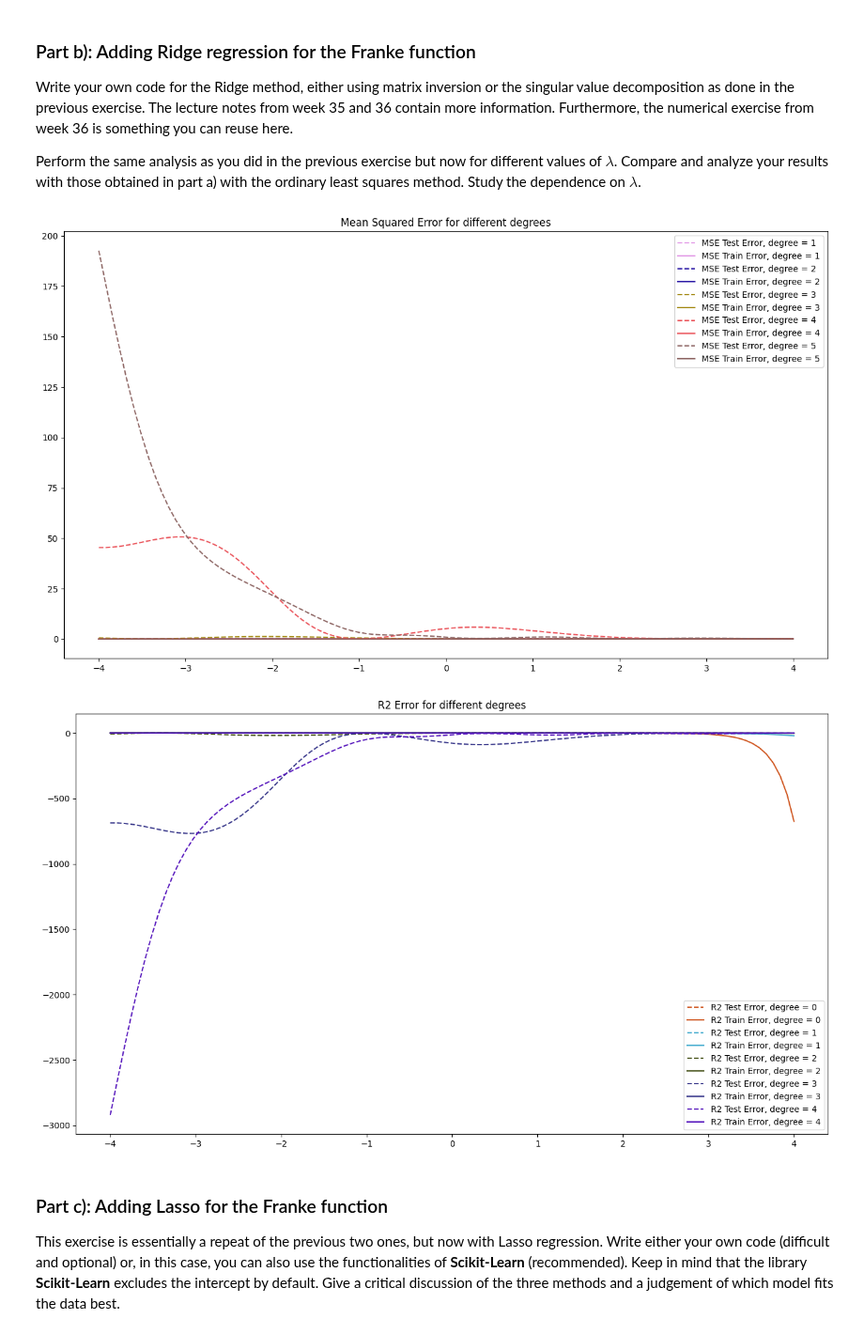
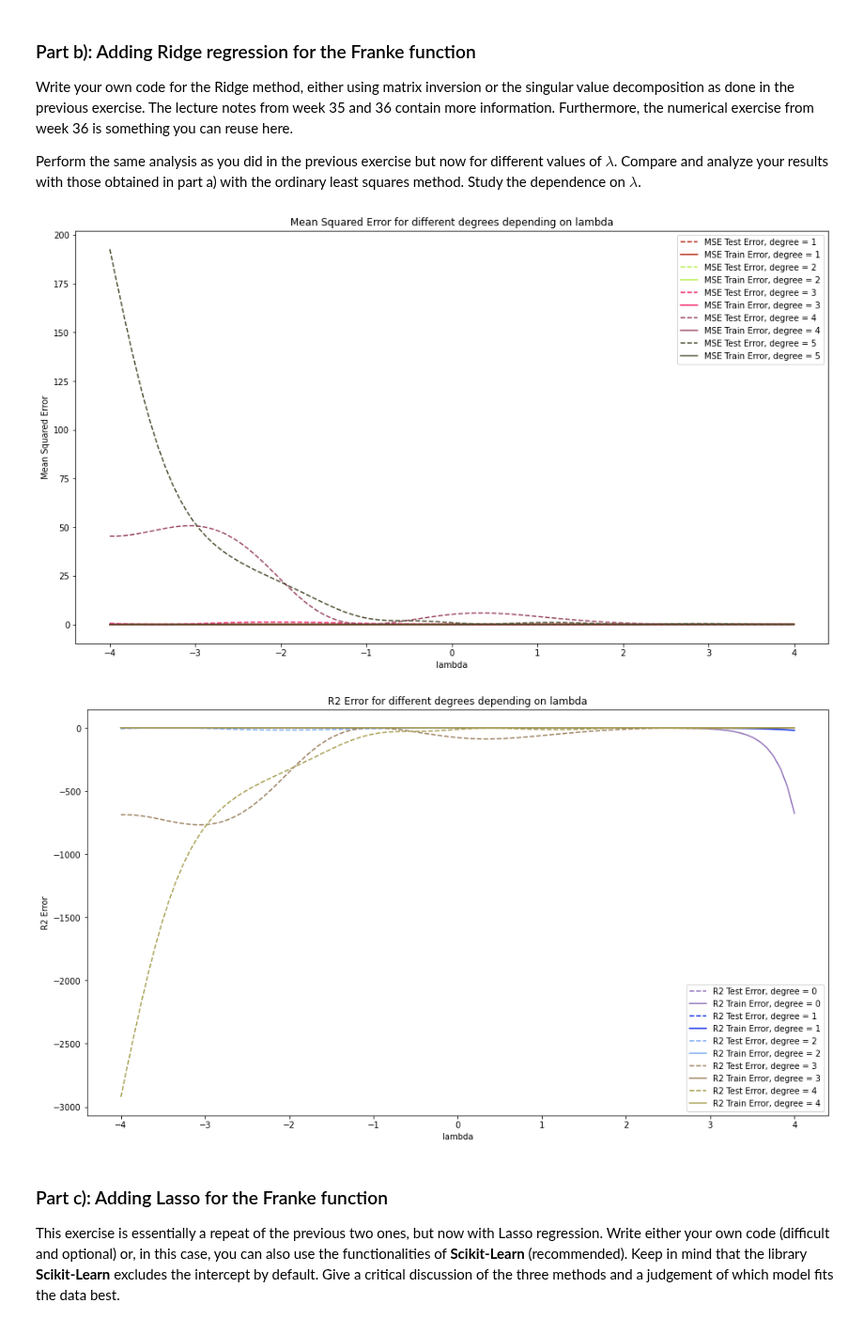
Before and after one commit to Sofriet/Project1data-ml, a Jupyter notebook: Project1.ipynb, the cells around one changed output. Shown at 94% size. Saved outputs shown, nothing was run; the diff lists cells and outputs as text; code cells hidden in the pictures.

```diff
--- a/Project1.ipynb
+++ b/Project1.ipynb
@@ -350,37 +353,41 @@ for degree in range(1, PolynomialDegree+1):
         z_fit = clf.predict(X_train_scaled)
         z_pred = clf.predict(X_test_scaled)
 
         MSETrain.append(mean_squared_error(z_fit,z_train))
         MSETest.append(mean_squared_error(z_test, z_pred))
         R2Train.append(r2_score(z_fit, z_train))
         R2Test.append(r2_score(z_test, z_pred))
         PolyDegree.append(degree)
 
     MSETrainAllLambdas.append(MSETrain)
     MSETestAllLambdas.append(MSETest)
     R2TrainAllLambdas.append(R2Train)
     R2TestAllLambdas.append(R2Test)
 
 plt.figure(figsize=(16,9))
 for i in range(0, len(MSETrainAllLambdas)):
     color = "%06x" % rd.randint(0, 0xFFFFFF) # Keep both Train and Test the same color
     plt.plot(np.log10(lambdas), MSETestAllLambdas[i], linestyle = '--', color = "#" + color, label=f'MSE Test Error, degree = {i+1}')
     plt.plot(np.log10(lambdas), MSETrainAllLambdas[i], color = "#" + color, label=f'MSE Train Error, degree = {i+1}')
-plt.title(f"Mean Squared Error for different degrees")
+plt.xlabel("lambda")
+plt.ylabel("Mean Squared Error")
+plt.title(f"Mean Squared Error for different degrees depending on lambda")
 plt.legend()
 plt.show()
 
 plt.figure(figsize=(16,9))
 for i in range(0, len(R2TrainAllLambdas)):
     color = "%06x" % rd.randint(0, 0xFFFFFF) # Keep both Train and Test the same color
     plt.plot(np.log10(lambdas), R2TestAllLambdas[i], linestyle = '--', color = "#" + color, label=f'R2 Test Error, degree = {i}')
     plt.plot(np.log10(lambdas), R2TrainAllLambdas[i], color = "#" + color, label=f'R2 Train Error, degree = {i}')
-plt.title(f"R2 Error for different degrees")
+plt.xlabel("lambda")
+plt.ylabel("R2 Error")
+plt.title(f"R2 Error for different degrees depending on lambda")
 plt.legend()
 plt.show()
 # %% [output]
-[figure, old version]
+[figure, new version]
-[figure, old version]
+[figure, new version]
 # %% [markdown]
 ### Part c): Adding Lasso for the Franke function
 
```
Also changed, not shown: parts of 11 cells of this notebook.
